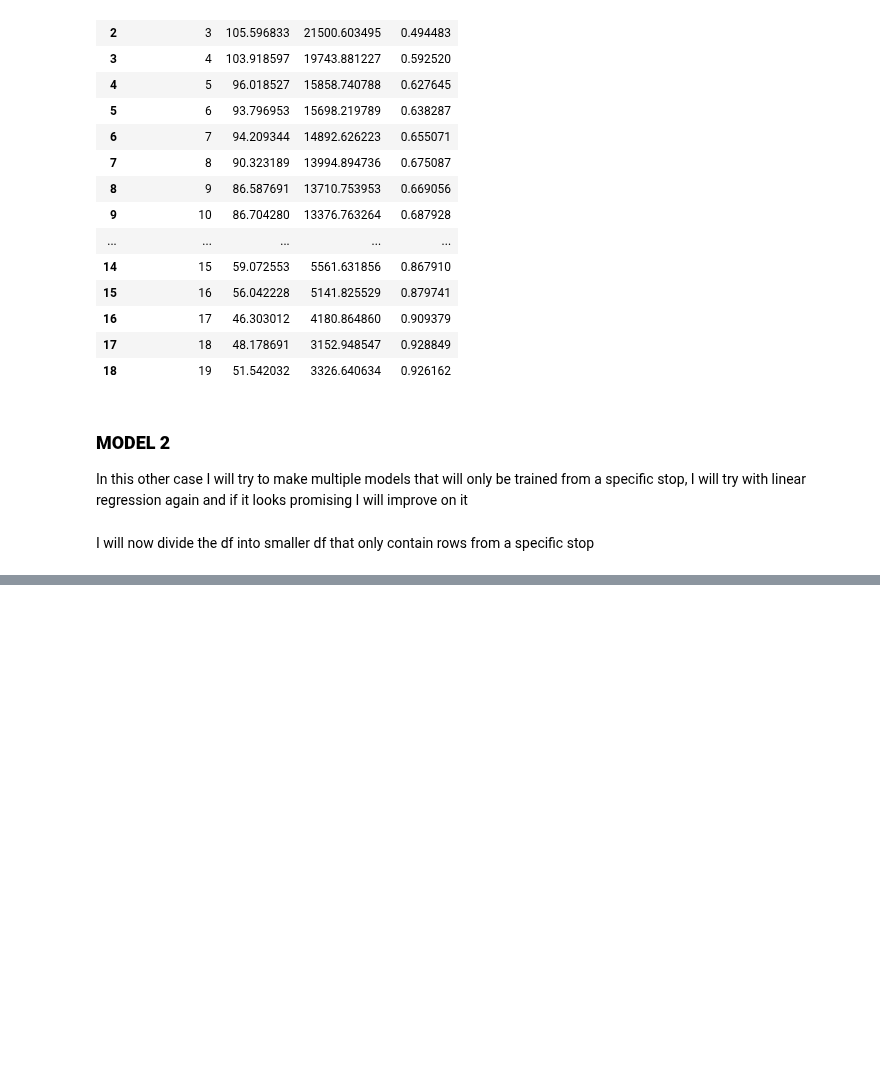
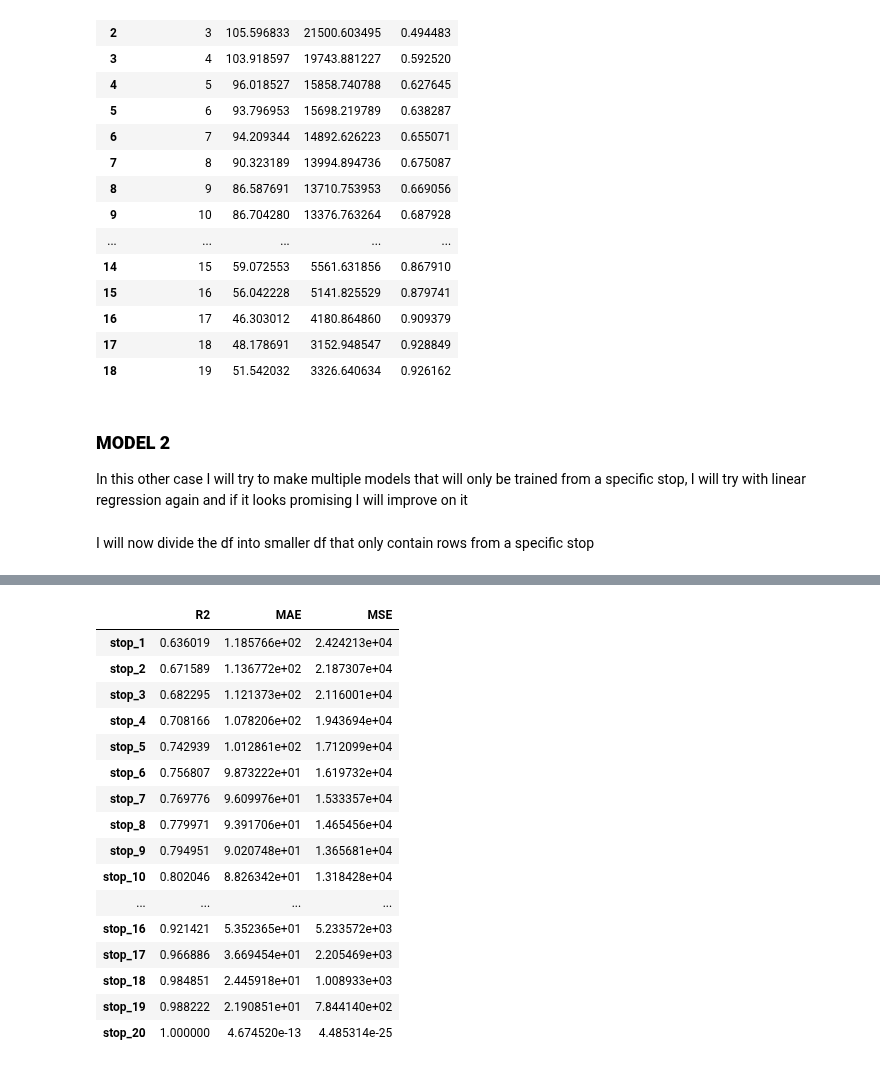
Before and after one commit to Gioalf/AH2179, a Jupyter notebook: project/AIprojectGioAlf.ipynb, the cells around one changed output, grey strips where cells are left out. Cells and saved outputs as stored; diff of their text form; code cells hidden in the pictures; blank space fills up the shorter version.

Commit message:
finished model 2 and tried with model 3, starting model 4

```diff
--- a/project/AIprojectGioAlf.ipynb
+++ b/project/AIprojectGioAlf.ipynb
@@ -546,9 +554,3 @@ In this other case I will try to make multiple models that will only be trained
 I will now divide the df into smaller df that only contain rows from a specific stop
 # %%
 dfA_model2=dfA_clean.copy()
-# %%
-for i in range(1, 21):
-  dfA_model2_i=dfA_model2[dfA_model2['stop_sequence']==i]
-
-  # I will now divide
-  dfA_model2_i=dfA_model2_i.drop(['stop_sequence'], axis=1)
@@ -568,0 +557,63 @@ for i in range(1, 21):
+# %%
+from sklearn.model_selection import TimeSeriesSplit
+
+df2 = {}
+models2 = {}
+results2 = {}
+
+for i in range(1, 21):
+    # Filter data for this stop
+    dfA_model2_i = dfA_model2[dfA_model2['stop_sequence'] == i].copy()
+    df2[f'stop_{i}'] = dfA_model2_i
+
+    # Drop non-predictive columns
+    dfA_model2_i = dfA_model2_i.drop(['Calendar_date', 'stop_sequence'], axis=1)
+
+    # Define features and target
+    X = dfA_model2_i.drop(['arrival_delay_stop_20'], axis=1)
+    y = dfA_model2_i['arrival_delay_stop_20']
+
+    # Split chronologically: first 80% train, last 20% test
+    split_idx = int(len(X) * 0.8)
+    X_train, X_test = X.iloc[:split_idx], X.iloc[split_idx:]
+    y_train, y_test = y.iloc[:split_idx], y.iloc[split_idx:]
+
+    # Standardize features
+    scaler = StandardScaler()
+    X_train_scaled = scaler.fit_transform(X_train)
+    X_test_scaled = scaler.transform(X_test)
+
+    # Train model
+    model = LinearRegression()
+    model.fit(X_train_scaled, y_train)
+
+    # Evaluate on the test set
+    y_pred = model.predict(X_test_scaled)
+    r2 = r2_score(y_test, y_pred)
+    mae = mean_absolute_error(y_test, y_pred)
+    mse = mean_squared_error(y_test, y_pred)
+
+    # Store results
+    models2[f'model_stop_{i}'] = model
+    results2[f'stop_{i}'] = {'R2': r2, 'MAE': mae, 'MSE': mse}
+
+# Display performance summary
+pd.DataFrame(results2).T
+# %% [output]
+|  | R2 | MAE | MSE |
+| stop_1 | 0.636019 | 1.185766e+02 | 2.424213e+04 |
+| stop_2 | 0.671589 | 1.136772e+02 | 2.187307e+04 |
+| stop_3 | 0.682295 | 1.121373e+02 | 2.116001e+04 |
+| stop_4 | 0.708166 | 1.078206e+02 | 1.943694e+04 |
+| stop_5 | 0.742939 | 1.012861e+02 | 1.712099e+04 |
+| stop_6 | 0.756807 | 9.873222e+01 | 1.619732e+04 |
+| stop_7 | 0.769776 | 9.609976e+01 | 1.533357e+04 |
+| stop_8 | 0.779971 | 9.391706e+01 | 1.465456e+04 |
+| stop_9 | 0.794951 | 9.020748e+01 | 1.365681e+04 |
+| stop_10 | 0.802046 | 8.826342e+01 | 1.318428e+04 |
+| ... | ... | ... | ... |
+| stop_16 | 0.921421 | 5.352365e+01 | 5.233572e+03 |
+| stop_17 | 0.966886 | 3.669454e+01 | 2.205469e+03 |
+| stop_18 | 0.984851 | 2.445918e+01 | 1.008933e+03 |
+| stop_19 | 0.988222 | 2.190851e+01 | 7.844140e+02 |
+| stop_20 | 1.000000 | 4.674520e-13 | 4.485314e-25 |
```
Also changed, not shown: parts of 10 cells of this notebook.
